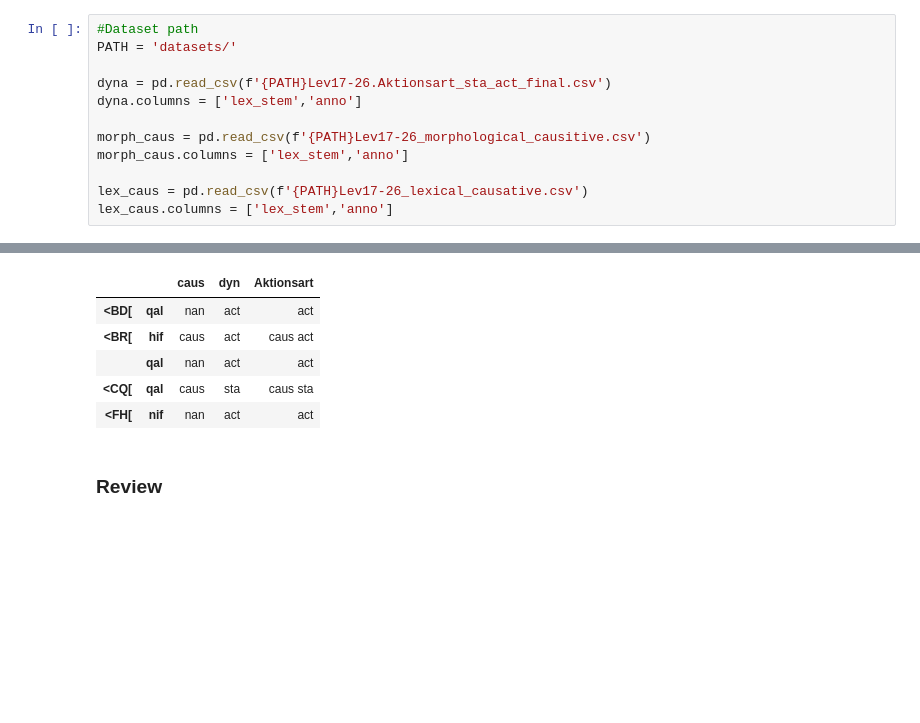
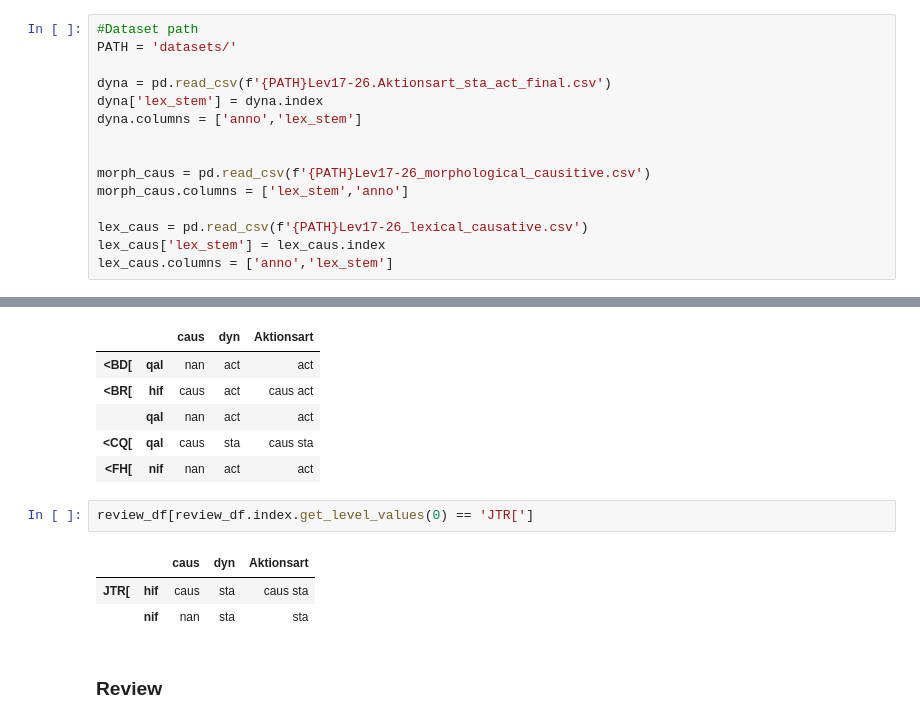
Before and after one commit to ch-jensen/semantic-roles, a Jupyter notebook: 4_Export Aktionsart.ipynb, the cells around one changed output, grey strips where cells are left out. Drawn from its saved outputs; the diff is of its cells as text; blank space fills up the shorter version.

```diff
--- a/4_Export Aktionsart.ipynb
+++ b/4_Export Aktionsart.ipynb
@@ -64,13 +57,16 @@ Three datasets are imported: The stative/active dataset, the morphological causa
 PATH = 'datasets/'
 
 dyna = pd.read_csv(f'{PATH}Lev17-26.Aktionsart_sta_act_final.csv')
-dyna.columns = ['lex_stem','anno']
+dyna['lex_stem'] = dyna.index
+dyna.columns = ['anno','lex_stem']
+
 
 morph_caus = pd.read_csv(f'{PATH}Lev17-26_morphological_causitive.csv')
 morph_caus.columns = ['lex_stem','anno']
 
 lex_caus = pd.read_csv(f'{PATH}Lev17-26_lexical_causative.csv')
-lex_caus.columns = ['lex_stem','anno']
+lex_caus['lex_stem'] = lex_caus.index
+lex_caus.columns = ['anno','lex_stem']
 # %% [markdown]
 For each dataset two additional columns containing lexeme and stem, respectively, are added:
 # %%
@@ -169,6 +165,12 @@ review_df.head()
 |  | qal | nan | act | act |
 | <CQ[ | qal | caus | sta | caus sta |
 | <FH[ | nif | nan | act | act |
+# %%
+review_df[review_df.index.get_level_values(0) == 'JTR[']
+# %% [output]
+|  |  | caus | dyn | Aktionsart |
+| JTR[ | hif | caus | sta | caus sta |
+|  | nif | nan | sta | sta |
 # %% [markdown]
 ### Review
 # %% [markdown]
```
Also changed, not shown: parts of 7 cells of this notebook, 33 other files.
